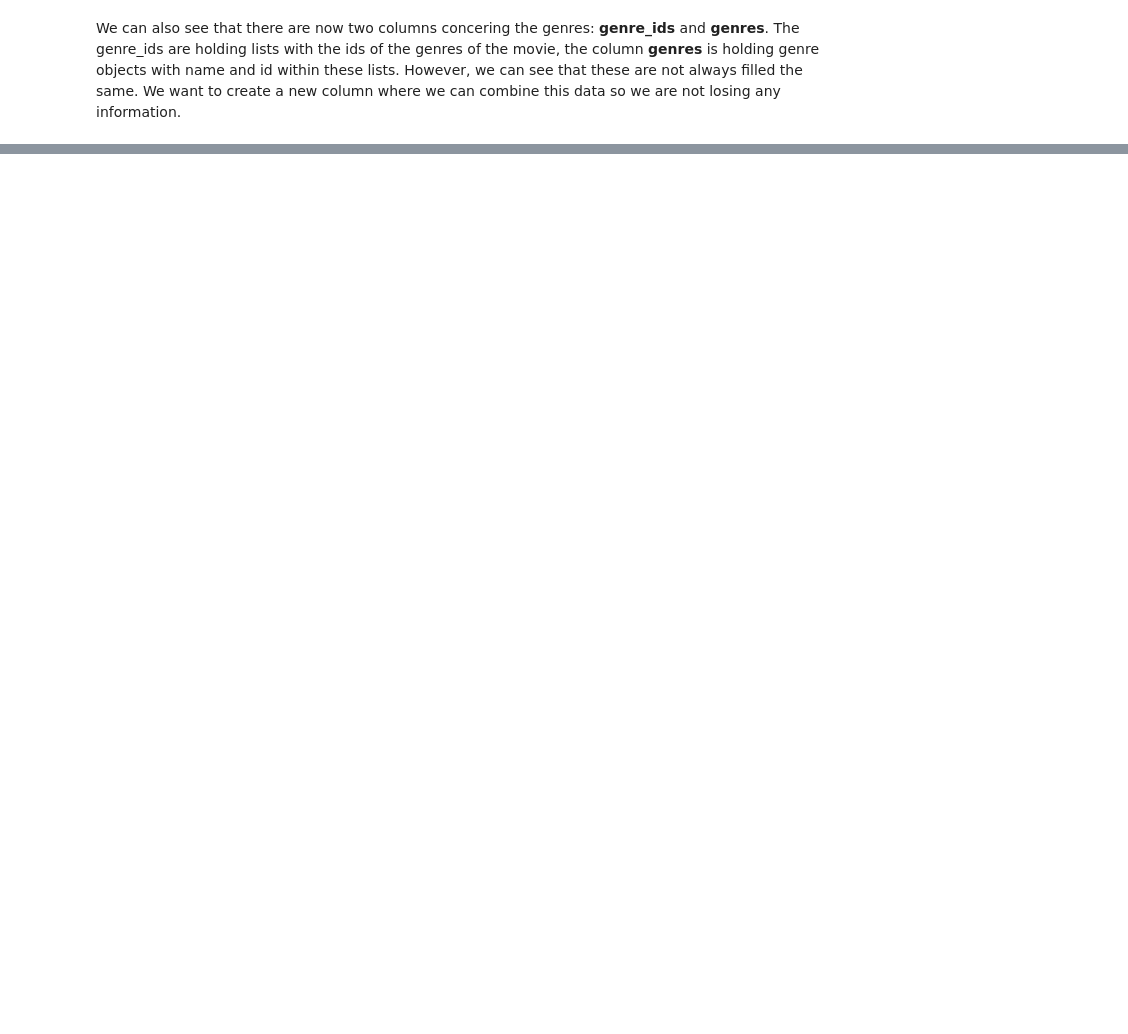
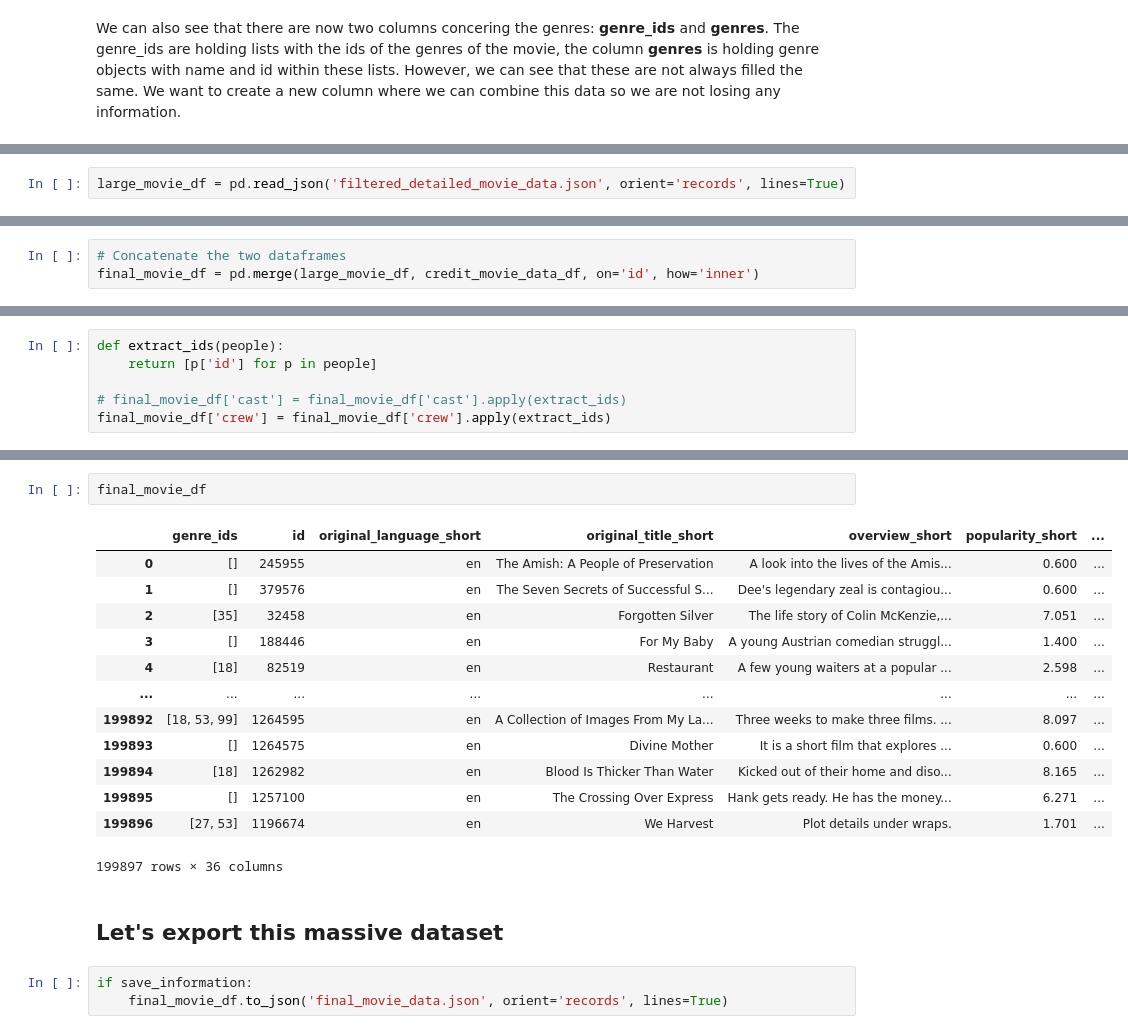
Before and after one commit to Simo067m/ComSocSci-Assignments, a Jupyter notebook: project/data_retrieval.ipynb, the cells around one changed output, grey strips where cells are left out. Saved outputs shown, nothing was run; the diff lists cells and outputs as text; blank space fills up the shorter version.

```diff
--- a/project/movie_retrieval.ipynb
+++ b/project/data_retrieval.ipynb
@@ -519,0 +737,2 @@ large_movie_df[['genre_ids', 'genres']]
+# %%
+large_movie_df = pd.read_json('filtered_detailed_movie_data.json', orient='records', lines=True)
@@ -519,0 +797,3 @@ large_movie_df[['genre_ids', 'genres']]
+# %%
+# Concatenate the two dataframes
+final_movie_df = pd.merge(large_movie_df, credit_movie_data_df, on='id', how='inner')
@@ -519,0 +820,6 @@ large_movie_df[['genre_ids', 'genres']]
+# %%
+def extract_ids(people):
+    return [p['id'] for p in people]
+
+# final_movie_df['cast'] = final_movie_df['cast'].apply(extract_ids)
+final_movie_df['crew'] = final_movie_df['crew'].apply(extract_ids)
@@ -519,0 +842,21 @@ large_movie_df[['genre_ids', 'genres']]
+# %%
+final_movie_df
+# %% [output]
+|  | genre_ids | id | original_language_short | original_title_short | overview_short | popularity_short | ... |
+| 0 | [] | 245955 | en | The Amish: A People of Preservation | A look into the lives of the Amis... | 0.600 | ... |
+| 1 | [] | 379576 | en | The Seven Secrets of Successful S... | Dee's legendary zeal is contagiou... | 0.600 | ... |
+| 2 | [35] | 32458 | en | Forgotten Silver | The life story of Colin McKenzie,... | 7.051 | ... |
+| 3 | [] | 188446 | en | For My Baby | A young Austrian comedian struggl... | 1.400 | ... |
+| 4 | [18] | 82519 | en | Restaurant | A few young waiters at a popular ... | 2.598 | ... |
+| ... | ... | ... | ... | ... | ... | ... | ... |
+| 199892 | [18, 53, 99] | 1264595 | en | A Collection of Images From My La... | Three weeks to make three films. ... | 8.097 | ... |
+| 199893 | [] | 1264575 | en | Divine Mother | It is a short film that explores ... | 0.600 | ... |
+| 199894 | [18] | 1262982 | en | Blood Is Thicker Than Water | Kicked out of their home and diso... | 8.165 | ... |
+| 199895 | [] | 1257100 | en | The Crossing Over Express | Hank gets ready. He has the money... | 6.271 | ... |
+| 199896 | [27, 53] | 1196674 | en | We Harvest | Plot details under wraps. | 1.701 | ... |
+199897 rows × 36 columns
+# %% [markdown]
+## Let's export this massive dataset
+# %%
+if save_information:
+    final_movie_df.to_json('final_movie_data.json', orient='records', lines=True)
```
Also changed, not shown: parts of 54 cells of this notebook.
